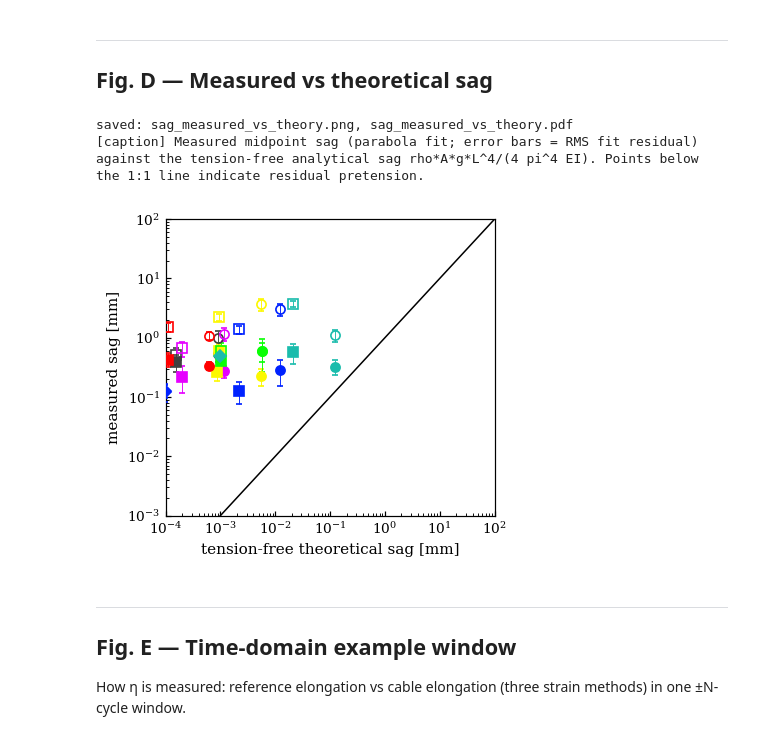
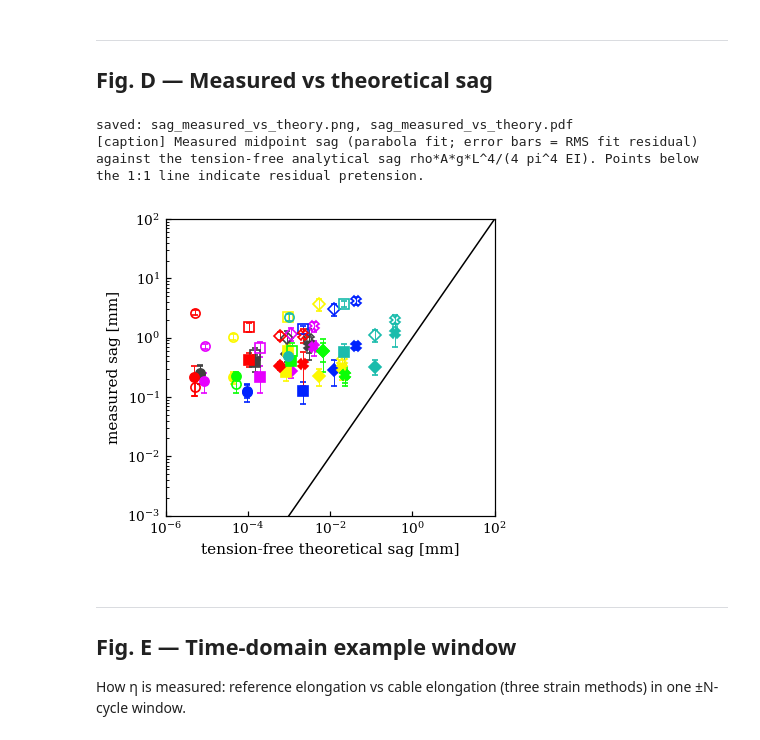
Before and after one commit to olav-cor/ldv-cable-coupling, a Jupyter notebook: Analysis_v2/07_Paper_Figures.ipynb, the cells around one changed output. Saved outputs shown, nothing was run; the diff lists cells and outputs as text; code cells hidden in the pictures.

```diff
--- a/Analysis_v2/07_Paper_Figures.ipynb
+++ b/Analysis_v2/07_Paper_Figures.ipynb
@@ -232,34 +234,34 @@ saved: estimator_comparison.png, estimator_comparison.pdf
 # %%
 d = load_results('geometry_sag')
 
 fig, ax = paper.paper_figure(width='half', height=3.4)
 
 for i in range(len(d['labels'])):
     col = CABLE_COLORS.get(str(d['cable'][i]), 'gray')
     marker = GAP_MARKERS.get(round(float(d['gap_m'][i]), 2), 's')
     open_marker = bool(d['is_sag_variant'][i])
     ax.errorbar(d['sag_theory_tension_free'][i] * 1e3, d['sag'][i] * 1e3,
                 yerr=d['sag_rms_residual'][i] * 1e3,
                 marker=marker, ms=6, ls='none', color=col,
                 mfc='none' if open_marker else col, mew=1.1,
                 elinewidth=0.6, capsize=2, zorder=3)
 
-lims = np.array([1e-4, 1e2])
+lims = np.array([1e-6, 1e2])
 ax.plot(lims, lims, 'k-', lw=1.0, zorder=1)
 paper.style_axis(ax, xlabel='tension-free theoretical sag [mm]',
                  ylabel='measured sag [mm]',
                  xscale='log', yscale='log',
-                 xlim=(1e-4, 1e2), ylim=(1e-3, 1e2))
+                 xlim=(1e-6, 1e2), ylim=(1e-3, 1e2))
 
 paper.save_paper_fig(fig, 'sag_measured_vs_theory')
 paper.caption_note(
     'Measured midpoint sag (parabola fit; error bars = RMS fit residual) '
     'against the tension-free analytical sag rho*A*g*L^4/(4 pi^4 EI). '
     'Points below the 1:1 line indicate residual pretension.')
 # %% [output]
 saved: sag_measured_vs_theory.png, sag_measured_vs_theory.pdf
 [caption] Measured midpoint sag (parabola fit; error bars = RMS fit residual) against the tension-free analytical sag rho*A*g*L^4/(4 pi^4 EI). Points below the 1:1 line indicate residual pretension.
-[figure, old version]
+[figure, new version]
 # %% [markdown]
 ---
 ## Fig. E — Time-domain example window
```
Also changed, not shown: parts of 6 cells of this notebook, 45 other files.
